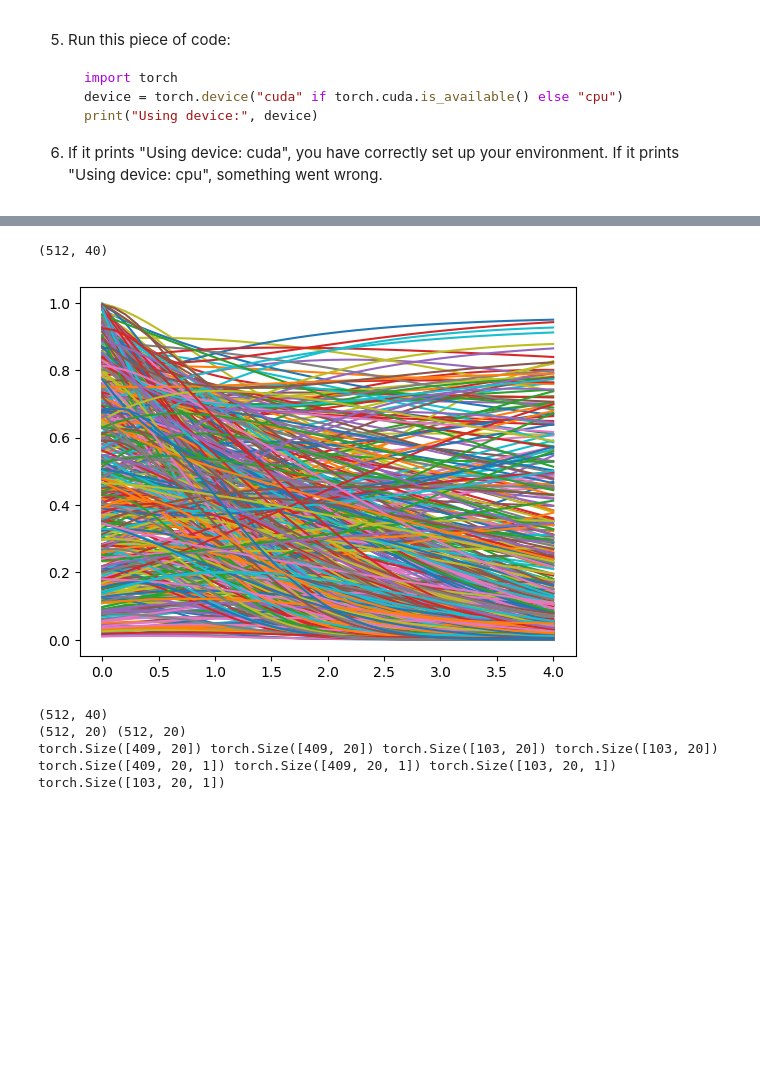
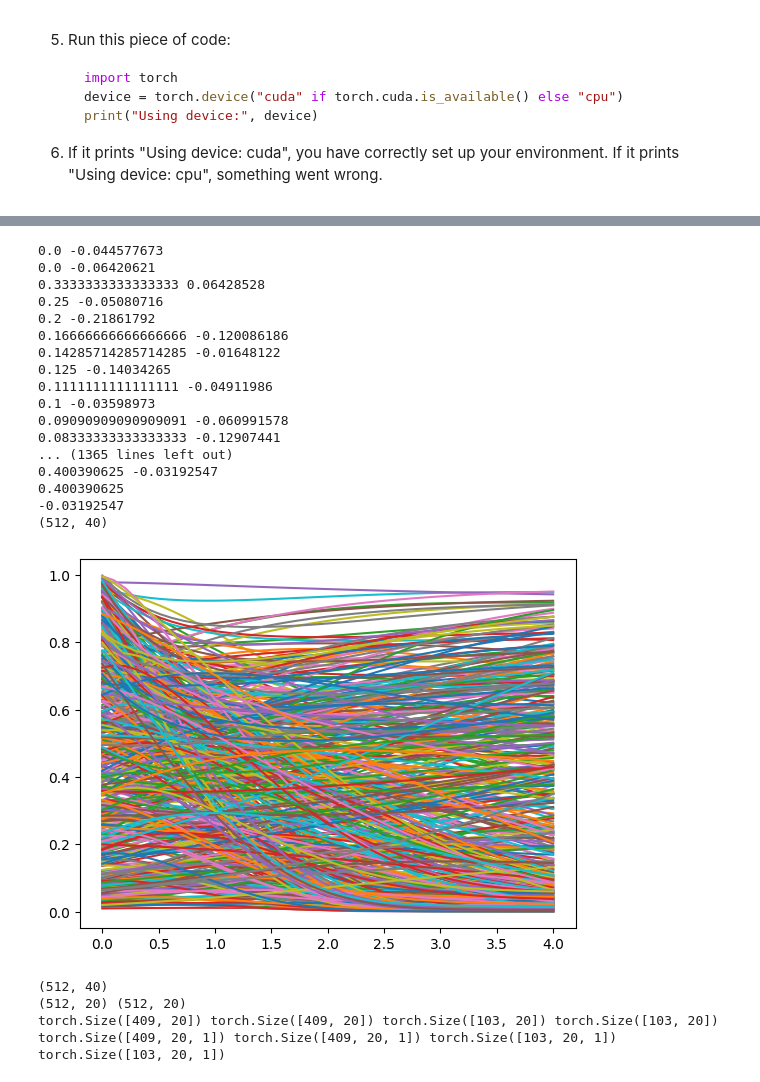
Before and after one commit to VJVEL1407/surrogate-seq2seq, a Jupyter notebook: Surrogate SQE2Seq 5 Params.ipynb, the cells around one changed output, grey strips where cells are left out. Cells and saved outputs as stored; diff of their text form; code cells hidden in the pictures; blank space fills up the shorter version.

```diff
--- a/Surrogate SQE2Seq 5 Params.ipynb
+++ b/Surrogate SQE2Seq 5 Params.ipynb
@@ -70,34 +70,71 @@ result = MM.simulate(0, 500, 1001)
 # %%
 N = 512 # total number of sims
 L = 40 # number of points
 T = 4 # time length
 kmin = -1
 kmax = 1
 xmin = 0.01
 xmax = 1
 params=[]
 sequences=[]
-for i in range(N):
+i = 0
+while i < N:
   x = np.random.uniform(xmin, xmax)
   y = np.random.uniform(xmin, xmax)
   z = np.random.uniform(xmin, xmax)
   q = 10**np.random.uniform(-3, -1.3)#10**np.random.uniform(kmin, kmax)
   f = np.random.uniform(0.5, 3)#10**np.random.uniform(kmin, kmax)
   e = 10**np.random.uniform(-3, -1)#10**np.random.uniform(kmin, kmax)
   MM.reset()
   MM.x = x; MM.y = y; MM.z = z; MM.q = q; MM.f = f; MM.e = e
   result = MM.simulate(0, T, L, ["time", "x"])
   TIME = result[:,0].astype(np.float32)
   VAR_A = result[:,1].astype(np.float32)
   #params.append([np.log10(A0), np.log10(k)])
+  # difference between last and first
   sequences.append(VAR_A)
-  plt.plot(TIME, VAR_A)
+  #print(sequences)
+  # difference between last and half for all curves in sequences:
+  diff_sequences = np.array([seq[-1] - seq[len(seq)//2] for seq in sequences])
+  diff = VAR_A[-1] - VAR_A[len(VAR_A)//2]
+  # measures the ratio of curves that are increasing
+  ascending_curve_ratio = np.sum(diff_sequences[:] > 0) / len(diff_sequences)
+  #print(diff_sequences)
+  print(ascending_curve_ratio, diff)
+  # if the ratio is too high, generate another curve
+  if ascending_curve_ratio > 0.6 and diff > 0 and len(sequences) > N/2:
+    sequences.pop()
+    continue
+  if ascending_curve_ratio < 0.4 and diff < 0 and len(sequences) > N/2:
+    sequences.pop()
+    continue
+  else:
+    plt.plot(TIME, VAR_A)
+    i += 1
 
+print(ascending_curve_ratio)
+print(diff)
 sequences = np.stack(sequences, axis=0)
 print(sequences.shape)
 # %% [output]
+0.0 -0.044577673
+0.0 -0.06420621
+0.3333333333333333 0.06428528
+0.25 -0.05080716
+0.2 -0.21861792
+0.16666666666666666 -0.120086186
+0.14285714285714285 -0.01648122
+0.125 -0.14034265
+0.1111111111111111 -0.04911986
+0.1 -0.03598973
+0.09090909090909091 -0.060991578
+0.08333333333333333 -0.12907441
+... (1365 lines left out)
+0.400390625 -0.03192547
+0.400390625
+-0.03192547
 (512, 40)
-[figure, old version]
+[figure, new version]
 # %%
 def split_trajectory(seq):
     mid = seq.shape[1] // 2
```
Also changed, not shown: parts of 8 cells of this notebook, 1 other file.
